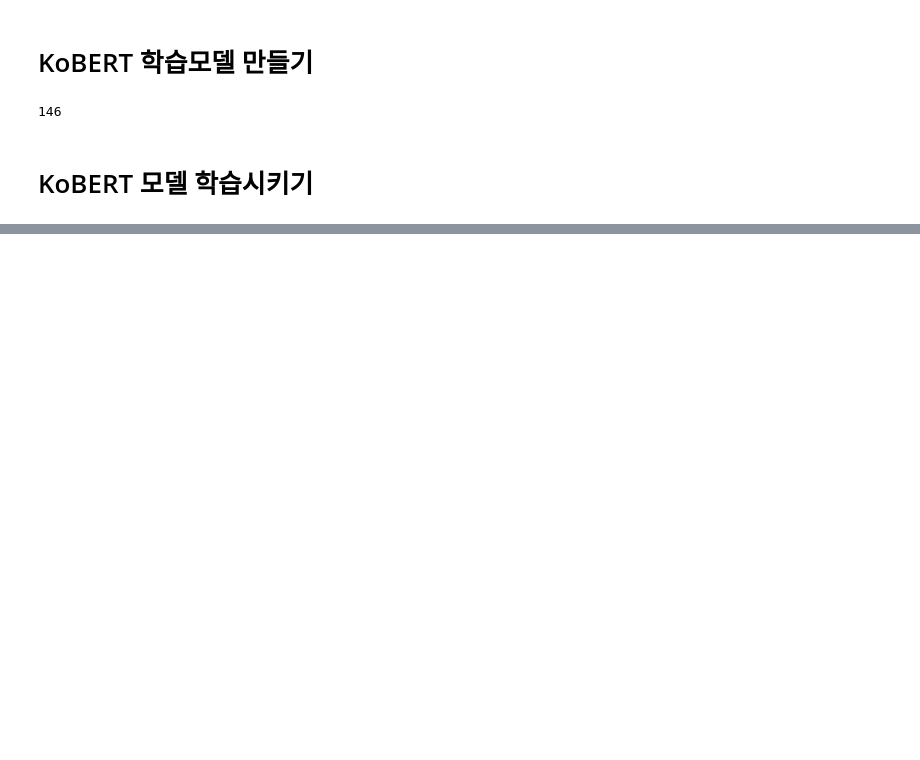
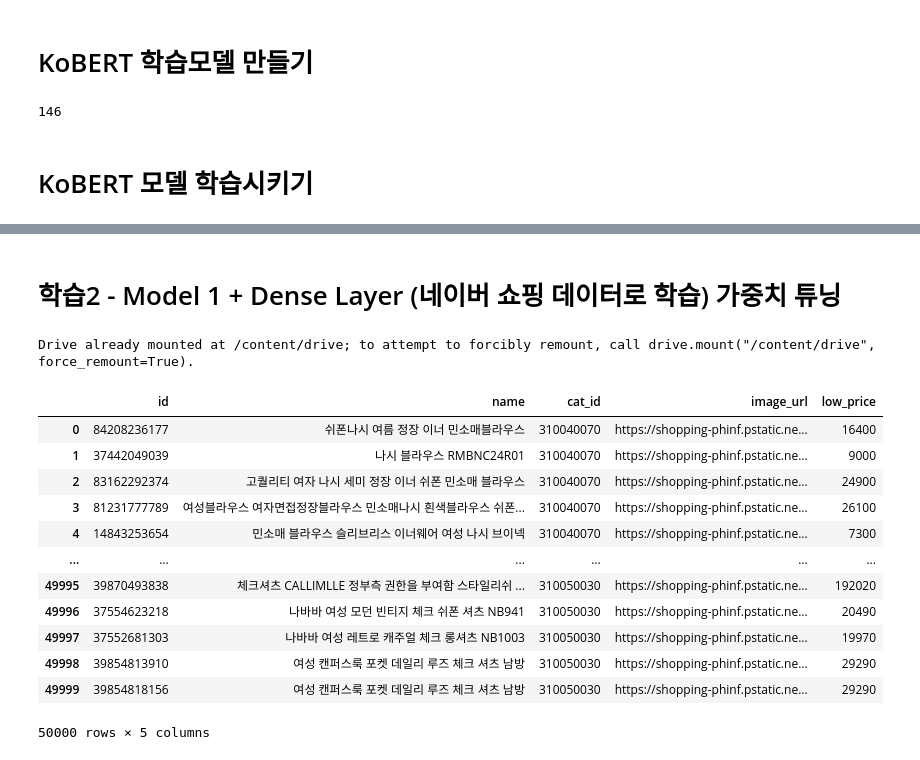
Before and after one commit to LimHeena/TIL, a Jupyter notebook: Practice/kobert_trans하고있음.ipynb, the cells around one changed output, grey strips where cells are left out. Drawn from its saved outputs; the diff is of its cells as text; code cells hidden in the pictures; blank space fills up the shorter version.

Commit message:
kobert_transformers 230612
kobert_transformers dense layer ing 230612

```diff
--- a/Practice/kobert_trans하고있음.ipynb
+++ b/Practice/kobert_trans하고있음.ipynb
@@ -409,0 +555,27 @@ dataset_train[0]
+# %% [markdown]
+# 학습2 - Model 1 + Dense Layer (네이버 쇼핑 데이터로 학습) 가중치 튜닝
+# %%
+# 네이버 데이터
+
+# 구글드라이브 연동
+from google.colab import drive
+drive.mount('/content/drive')
+
+import pandas as pd
+nvdata = pd.read_csv('/content/drive/MyDrive/KDT/Final Project/data/nvdata_sample.csv')
+nvdata
+# %% [output]
+Drive already mounted at /content/drive; to attempt to forcibly remount, call drive.mount("/content/drive", force_remount=True).
+|  | id | name | cat_id | image_url | low_price |
+| 0 | 84208236177 | 쉬폰나시 여름 정장 이너 민소매블라우스 | 310040070 | https://shopping-phinf.pstatic.ne... | 16400 |
+| 1 | 37442049039 | 나시 블라우스 RMBNC24R01 | 310040070 | https://shopping-phinf.pstatic.ne... | 9000 |
+| 2 | 83162292374 | 고퀄리티 여자 나시 세미 정장 이너 쉬폰 민소매 블라우스 | 310040070 | https://shopping-phinf.pstatic.ne... | 24900 |
+| 3 | 81231777789 | 여성블라우스 여자면접정장블라우스 민소매나시 흰색블라우스 쉬폰... | 310040070 | https://shopping-phinf.pstatic.ne... | 26100 |
+| 4 | 14843253654 | 민소매 블라우스 슬리브리스 이너웨어 여성 나시 브이넥 | 310040070 | https://shopping-phinf.pstatic.ne... | 7300 |
+| ... | ... | ... | ... | ... | ... |
+| 49995 | 39870493838 | 체크셔츠 CALLIMLLE 정부측 권한을 부여함 스타일리쉬 ... | 310050030 | https://shopping-phinf.pstatic.ne... | 192020 |
+| 49996 | 37554623218 | 나바바 여성 모던 빈티지 체크 쉬폰 셔츠 NB941 | 310050030 | https://shopping-phinf.pstatic.ne... | 20490 |
+| 49997 | 37552681303 | 나바바 여성 레트로 캐주얼 체크 롱셔츠 NB1003 | 310050030 | https://shopping-phinf.pstatic.ne... | 19970 |
+| 49998 | 39854813910 | 여성 캔퍼스룩 포켓 데일리 루즈 체크 셔츠 남방 | 310050030 | https://shopping-phinf.pstatic.ne... | 29290 |
+| 49999 | 39854818156 | 여성 캔퍼스룩 포켓 데일리 루즈 체크 셔츠 남방 | 310050030 | https://shopping-phinf.pstatic.ne... | 29290 |
+50000 rows × 5 columns
```
Also changed, not shown: parts of 56 cells of this notebook.
